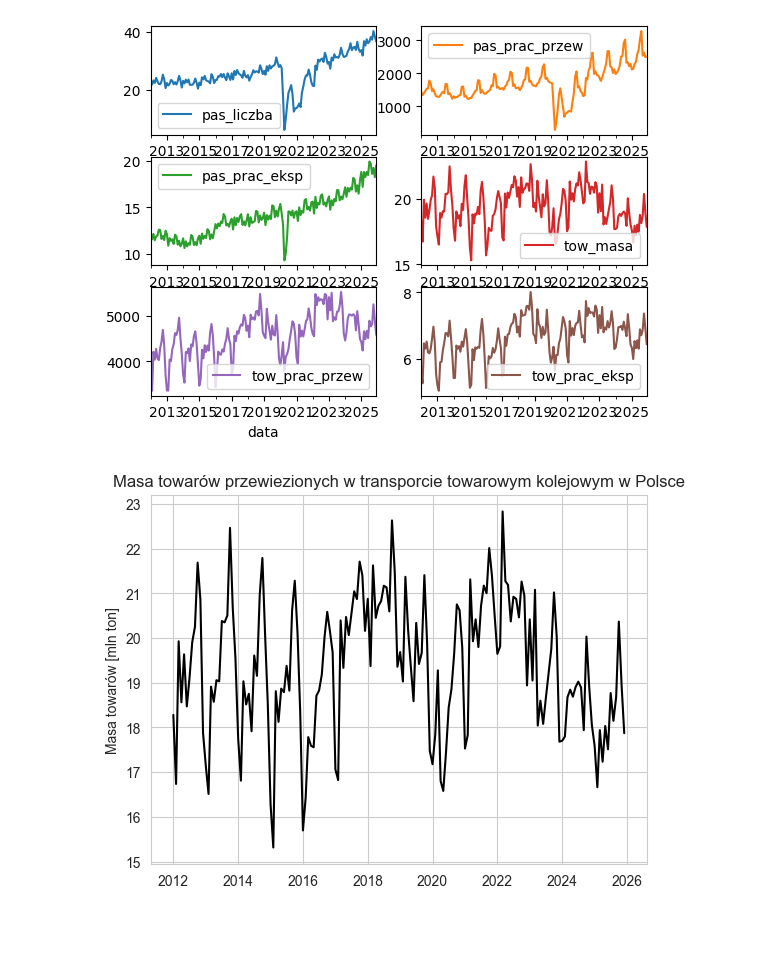
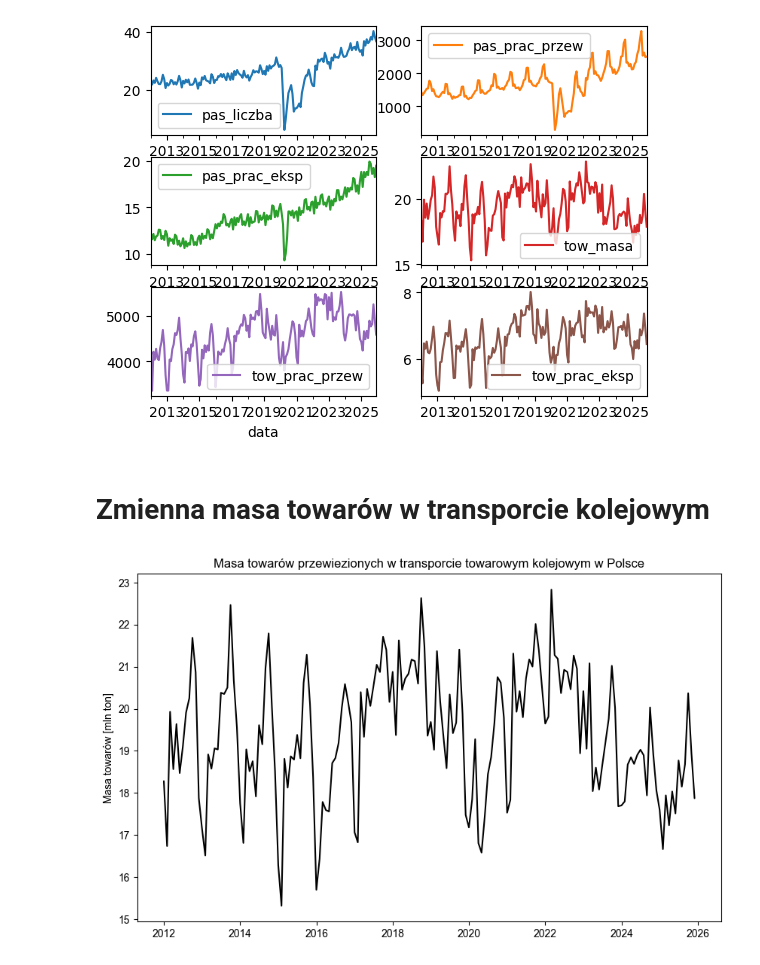
Before and after one commit to przem-pep/praca-magisterska, a Jupyter notebook: python/plotting.ipynb, the cells around one changed output. Cells and saved outputs as stored; diff of their text form; code cells hidden in the pictures; blank space fills up the shorter version.

```diff
--- a/python/plotting.ipynb
+++ b/python/plotting.ipynb
@@ -7,7 +46,7 @@ import statsmodels.tsa.api as tsa
 # %%
-monthly_data = pd.read_excel("dane.xlsx", sheet_name="miesięczne", parse_dates=["data"], index_col="data")
-quarterly_data = pd.read_excel("dane.xlsx", sheet_name="kwartalne", parse_dates=["data"], index_col="data")
-yearly_data = pd.read_excel("dane.xlsx", sheet_name="roczne", parse_dates=["data"], index_col="data")
+monthly_data = pd.read_excel("../data/dane.xlsx", sheet_name="miesięczne", parse_dates=["data"], index_col="data")
+quarterly_data = pd.read_excel("../data/dane.xlsx", sheet_name="kwartalne", parse_dates=["data"], index_col="data")
+yearly_data = pd.read_excel("../data/dane.xlsx", sheet_name="roczne", parse_dates=["data"], index_col="data")
 # %%
 fig, ax = plt.subplots(3, 2)
 
@@ -16,11 +55,14 @@ plt.xlabel(None)
 plt.show()
 # %% [output]
 [figure]
+# %% [markdown]
+# Zmienna masa towarów w transporcie kolejowym
 # %%
-sns.set_style("whitegrid")
-plt.plot(monthly_data["tow_masa"], color="black")
-plt.ylabel("Masa towarów [mln ton]")
-plt.title("Masa towarów przewiezionych w transporcie towarowym kolejowym w Polsce")
-plt.show()
+general_plot(
+    monthly_data["tow_masa"],
+    file="../figures/tow_masa.png",
+    ylabel="Masa towarów [mln ton]",
+    title="Masa towarów przewiezionych w transporcie towarowym kolejowym w Polsce"
+)
 # %% [output]
-[figure, old version]
+[figure, new version]
```
Also changed, not shown: parts of 5 cells of this notebook, 4 other files.
